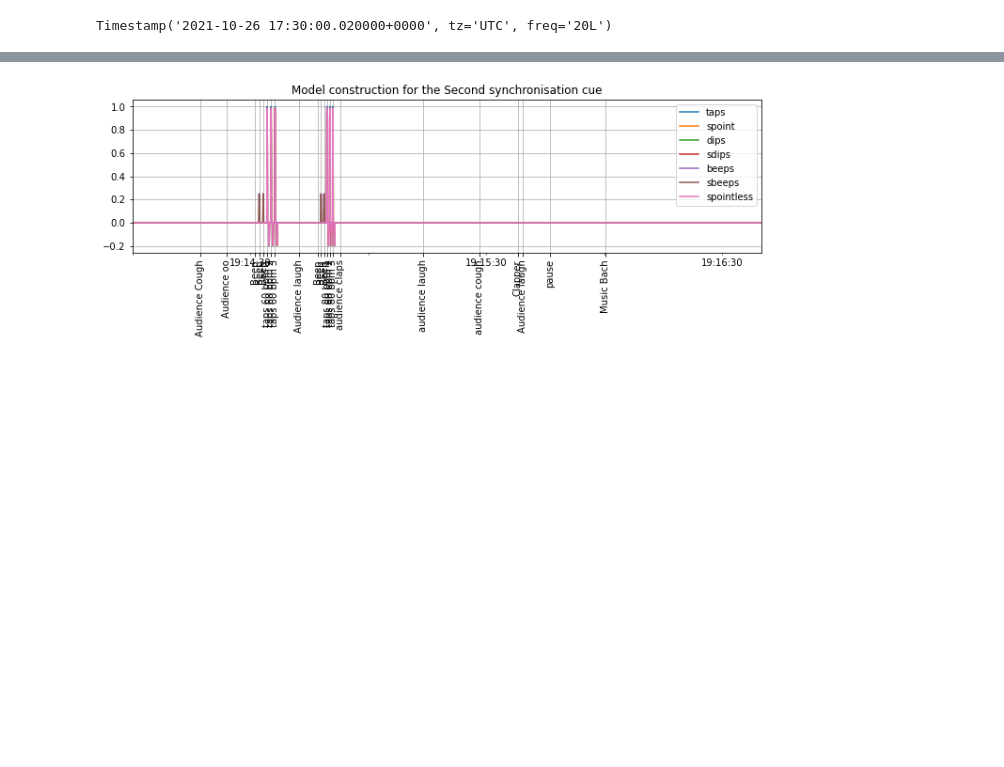
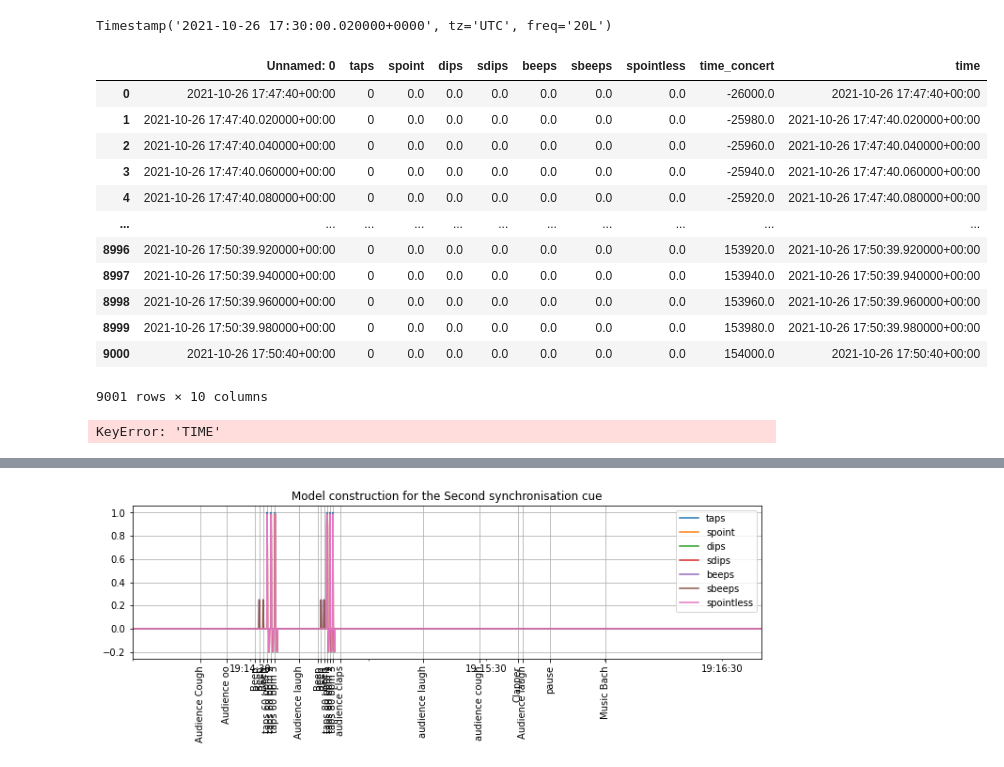
Before and after one commit to finn42/MusicLabCopenhegan_MotionAlignment, a Jupyter notebook: Alignment correction.ipynb, the cells around one changed output, grey strips where cells are left out. Cells and saved outputs as stored; diff of their text form; code cells hidden in the pictures; blank space fills up the shorter version.

```diff
--- a/Alignment correction.ipynb
+++ b/Alignment correction.ipynb
@@ -86,8 +86,27 @@ ts_ts[1]
 ts_dt[1]
 # %% [output]
 Timestamp('2021-10-26 17:30:00.020000+0000', tz='UTC', freq='20L')
+# %%
+concert_times
+# %% [output]
+|  | Unnamed: 0 | taps | spoint | dips | sdips | beeps | sbeeps | spointless | time_concert | time |
+| 0 | 2021-10-26 17:47:40+00:00 | 0 | 0.0 | 0.0 | 0.0 | 0.0 | 0.0 | 0.0 | -26000.0 | 2021-10-26 17:47:40+00:00 |
+| 1 | 2021-10-26 17:47:40.020000+00:00 | 0 | 0.0 | 0.0 | 0.0 | 0.0 | 0.0 | 0.0 | -25980.0 | 2021-10-26 17:47:40.020000+00:00 |
+| 2 | 2021-10-26 17:47:40.040000+00:00 | 0 | 0.0 | 0.0 | 0.0 | 0.0 | 0.0 | 0.0 | -25960.0 | 2021-10-26 17:47:40.040000+00:00 |
+| 3 | 2021-10-26 17:47:40.060000+00:00 | 0 | 0.0 | 0.0 | 0.0 | 0.0 | 0.0 | 0.0 | -25940.0 | 2021-10-26 17:47:40.060000+00:00 |
+| 4 | 2021-10-26 17:47:40.080000+00:00 | 0 | 0.0 | 0.0 | 0.0 | 0.0 | 0.0 | 0.0 | -25920.0 | 2021-10-26 17:47:40.080000+00:00 |
+| ... | ... | ... | ... | ... | ... | ... | ... | ... | ... | ... |
+| 8996 | 2021-10-26 17:50:39.920000+00:00 | 0 | 0.0 | 0.0 | 0.0 | 0.0 | 0.0 | 0.0 | 153920.0 | 2021-10-26 17:50:39.920000+00:00 |
+| 8997 | 2021-10-26 17:50:39.940000+00:00 | 0 | 0.0 | 0.0 | 0.0 | 0.0 | 0.0 | 0.0 | 153940.0 | 2021-10-26 17:50:39.940000+00:00 |
+| 8998 | 2021-10-26 17:50:39.960000+00:00 | 0 | 0.0 | 0.0 | 0.0 | 0.0 | 0.0 | 0.0 | 153960.0 | 2021-10-26 17:50:39.960000+00:00 |
+| 8999 | 2021-10-26 17:50:39.980000+00:00 | 0 | 0.0 | 0.0 | 0.0 | 0.0 | 0.0 | 0.0 | 153980.0 | 2021-10-26 17:50:39.980000+00:00 |
+| 9000 | 2021-10-26 17:50:40+00:00 | 0 | 0.0 | 0.0 | 0.0 | 0.0 | 0.0 | 0.0 | 154000.0 | 2021-10-26 17:50:40+00:00 |
+9001 rows × 10 columns
 # %%
-concert_times = pd.read_csv('C:/Users/finnu/dev/MobileMotion_MusicLab/rebeeps.csv',",") #SV alignment for beeps
+# concert_times = pd.read_csv('C:/Users/finnu/dev/MobileMotion_MusicLab/rebeeps.csv',",") #SV alignment for beeps
+concert_times = pd.read_csv('./timing/synch1_cues.csv',index_col = 0) #SV alignment for beeps
+
+
 concert_times['S_AudioTime'] = 2*np.round(concert_times["TIME"]/2,2) # reset to 50 hz
 concert_times['event'] = concert_times["LABEL"]
 
@@ -95,5 +114,7 @@ concert_times['CTime'] = concert_times['S_AudioTime']-concert_times.loc[38,'S_Au
 concert_times['StimTime'] = pd.to_timedelta(concert_times['CTime'],unit = 's')
 concert_times['ConcertdTime'] = concert_times['StimTime'] + ts_dt[54300]
 concert_times=concert_times.set_index('ConcertdTime', drop=True)
+# %% [output]
+KeyError: 'TIME'
 # %%
 concert_times
```
Also changed, not shown: parts of 4 cells of this notebook, 4 other files.
